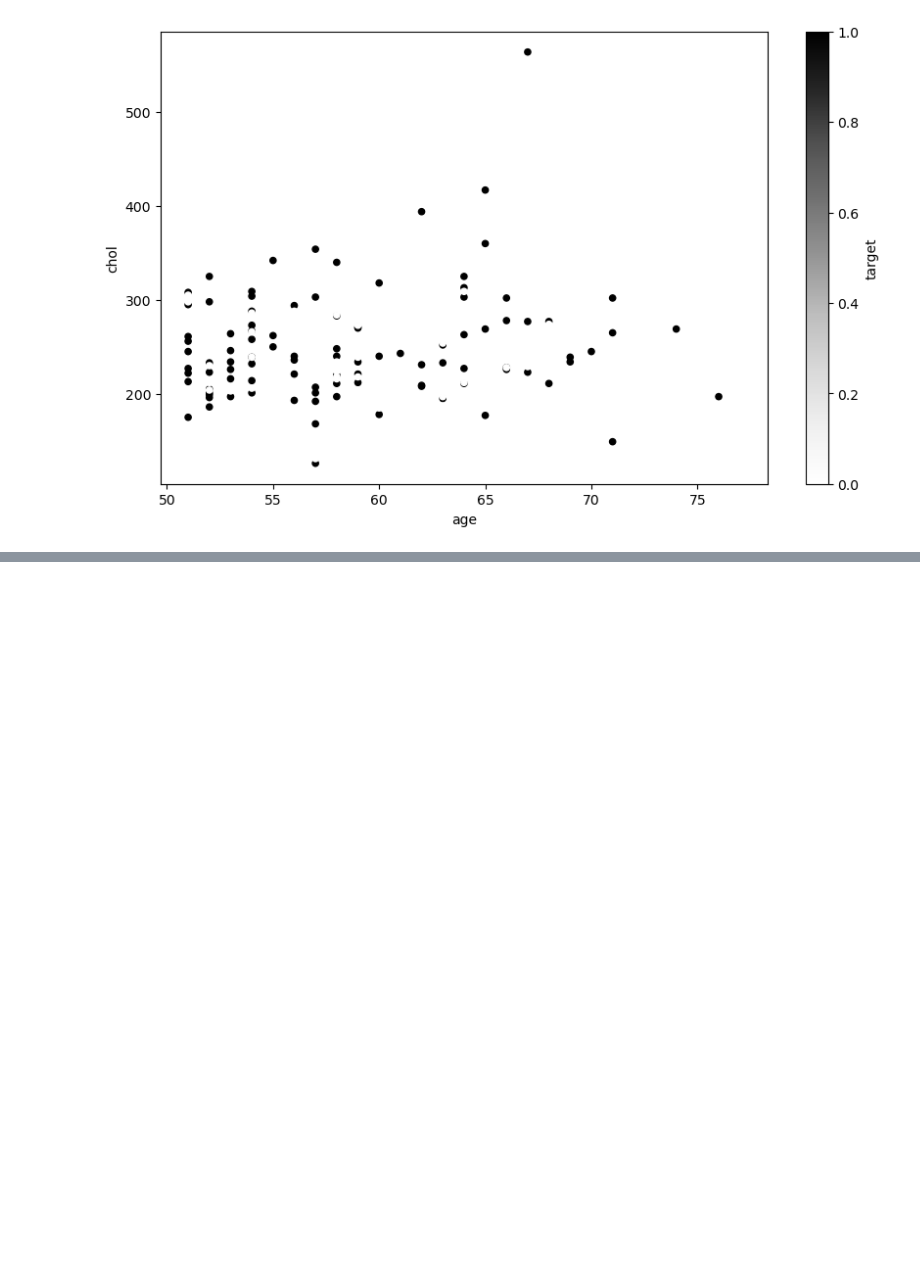
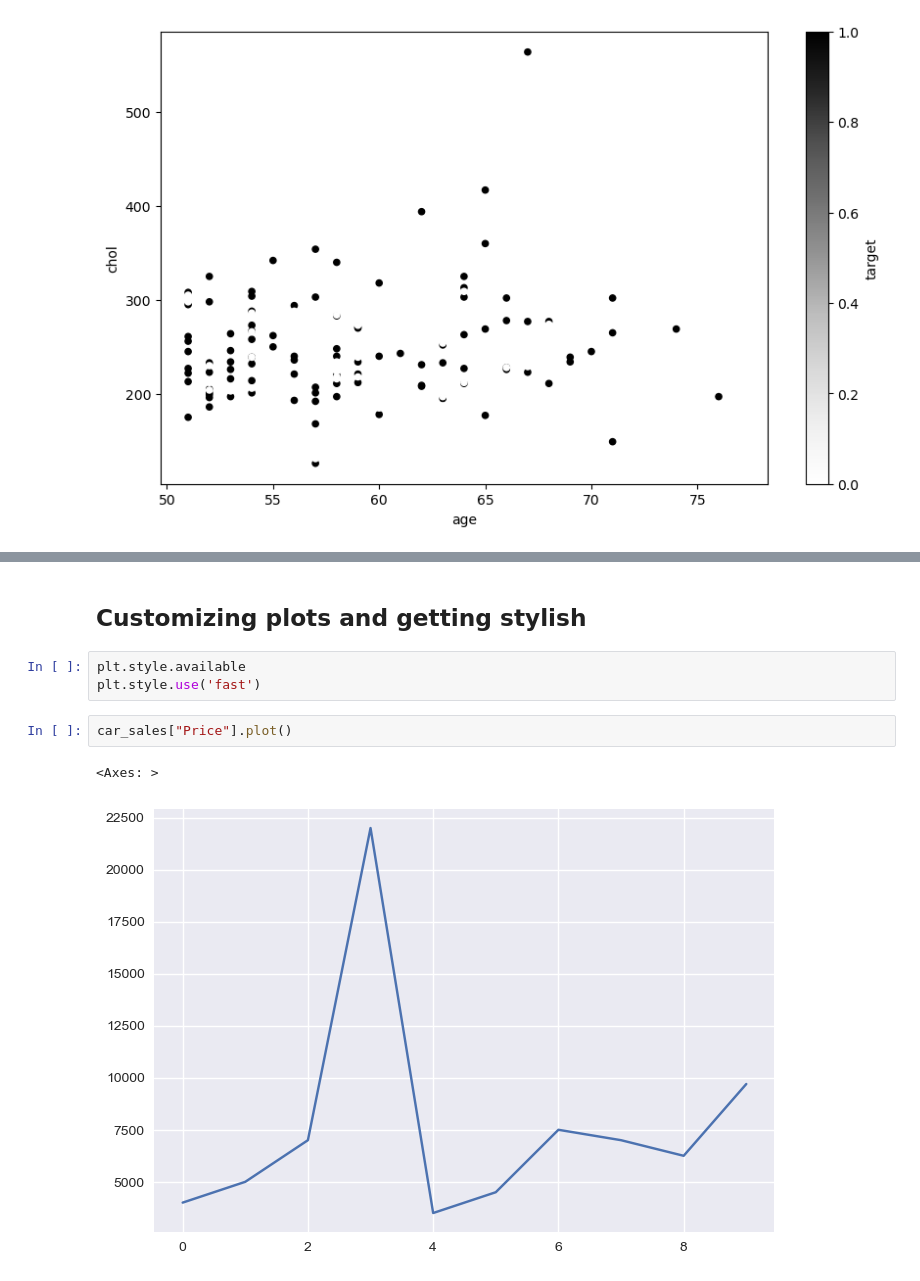
Before and after one commit to emirryilmazz/ML, a Jupyter notebook: Matplotlib/Untitled.ipynb, the cells around one changed output, grey strips where cells are left out. Drawn from its saved outputs; the diff is of its cells as text; blank space fills up the shorter version.

```diff
--- a/Matplotlib/Untitled.ipynb
+++ b/Matplotlib/Untitled.ipynb
@@ -314,0 +359,10 @@ over_50.plot(kind="scatter", x="age", y="chol", c="target", ax=ax)
+# %% [markdown]
+## Customizing plots and getting stylish
+# %%
+plt.style.available
+plt.style.use('fast')
+# %%
+car_sales["Price"].plot()
+# %% [output]
+<Axes: >
+[figure, added]
```
Also changed, not shown: parts of 8 cells of this notebook.
